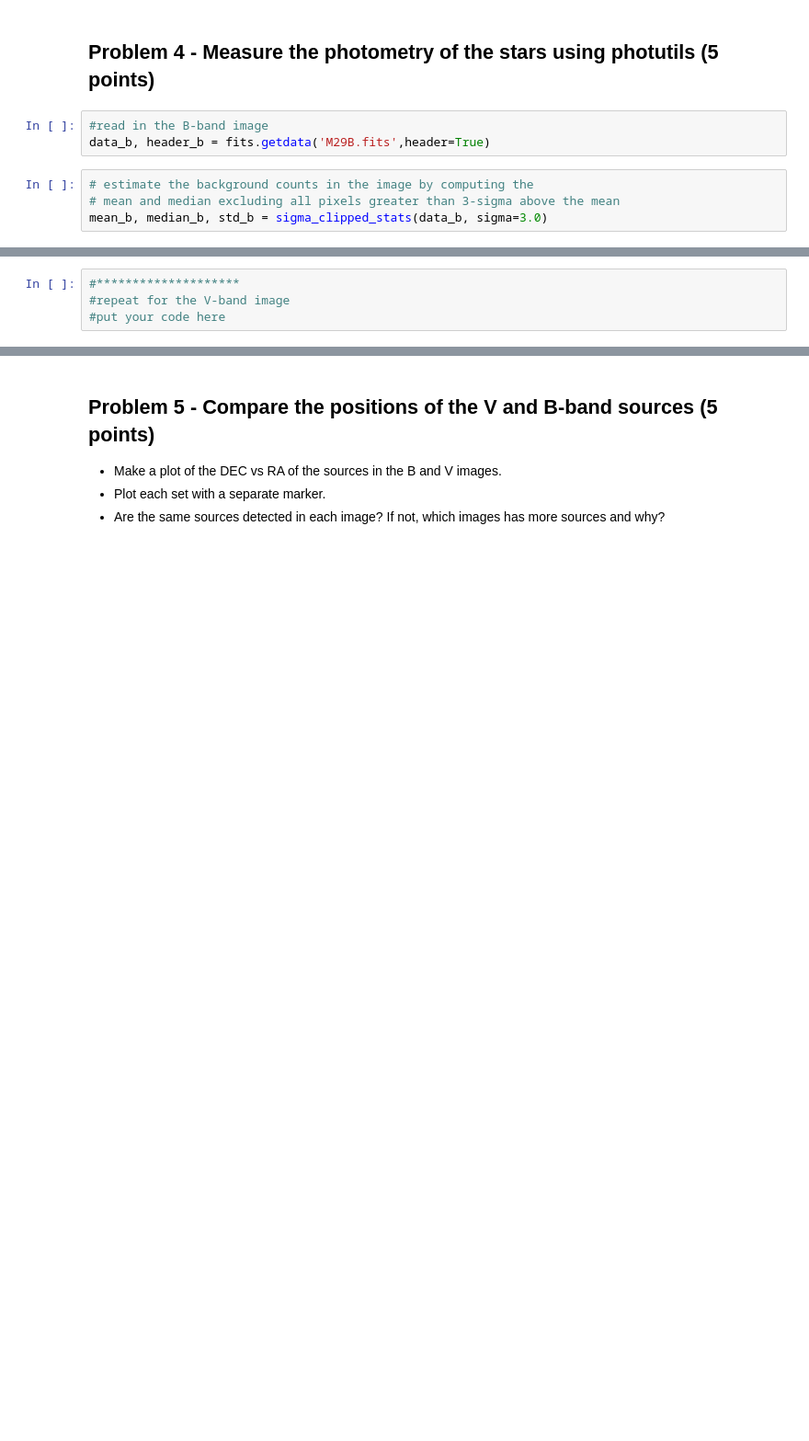
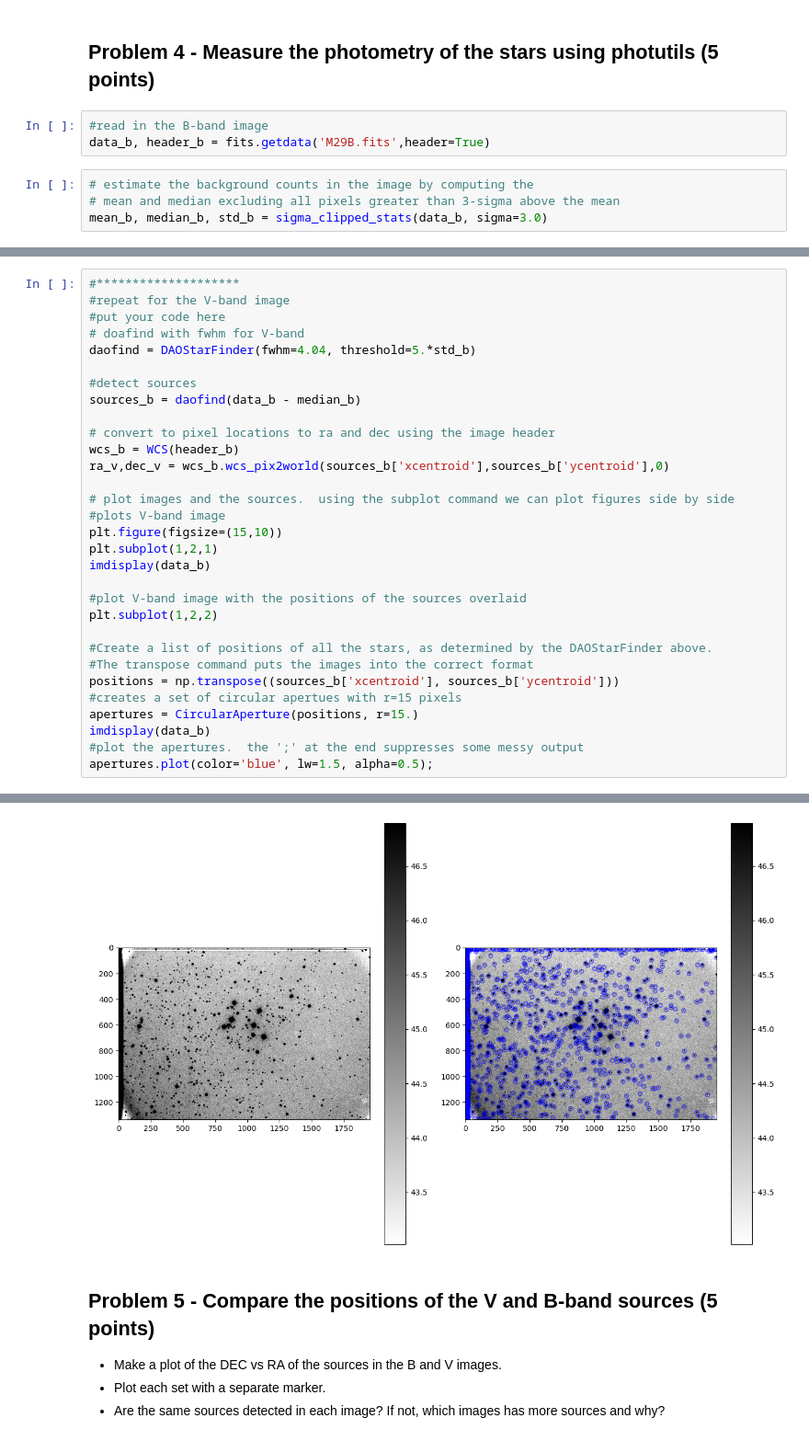
Before and after one commit to OZafuta/Reductionproject_student, a Jupyter notebook: cluster_photometry_student.ipynb, the cells around one changed output, grey strips where cells are left out. Shown at 92% size. Saved outputs shown, nothing was run; the diff lists cells and outputs as text; blank space fills up the shorter version.

```diff
--- a/cluster_photometry_student.ipynb
+++ b/cluster_photometry_student.ipynb
@@ -374,4 +373,32 @@ apertures.plot(color='blue', lw=1.5, alpha=0.5);
-# %%
-#********************
-#repeat for the V-band image
-#put your code here
+# %%
+#********************
+#repeat for the V-band image
+#put your code here
+# doafind with fwhm for V-band
+daofind = DAOStarFinder(fwhm=4.04, threshold=5.*std_b)
+
+#detect sources
+sources_b = daofind(data_b - median_b)
+
+# convert to pixel locations to ra and dec using the image header
+wcs_b = WCS(header_b)
+ra_v,dec_v = wcs_b.wcs_pix2world(sources_b['xcentroid'],sources_b['ycentroid'],0)
+
+# plot images and the sources.  using the subplot command we can plot figures side by side
+#plots V-band image
+plt.figure(figsize=(15,10))
+plt.subplot(1,2,1)
+imdisplay(data_b)
+
+#plot V-band image with the positions of the sources overlaid
+plt.subplot(1,2,2)
+
+#Create a list of positions of all the stars, as determined by the DAOStarFinder above.
+#The transpose command puts the images into the correct format
+positions = np.transpose((sources_b['xcentroid'], sources_b['ycentroid']))
+#creates a set of circular apertues with r=15 pixels
+apertures = CircularAperture(positions, r=15.)
+imdisplay(data_b)
+#plot the apertures.  the ';' at the end suppresses some messy output
+apertures.plot(color='blue', lw=1.5, alpha=0.5);
+# %% [output]
@@ -378,3 +406,4 @@ apertures.plot(color='blue', lw=1.5, alpha=0.5);
+[figure, added]
 # %% [markdown]
 ## Problem 5 - Compare the positions of the V and B-band sources (5 points)
 
```
Also changed, not shown: parts of 11 cells of this notebook.
